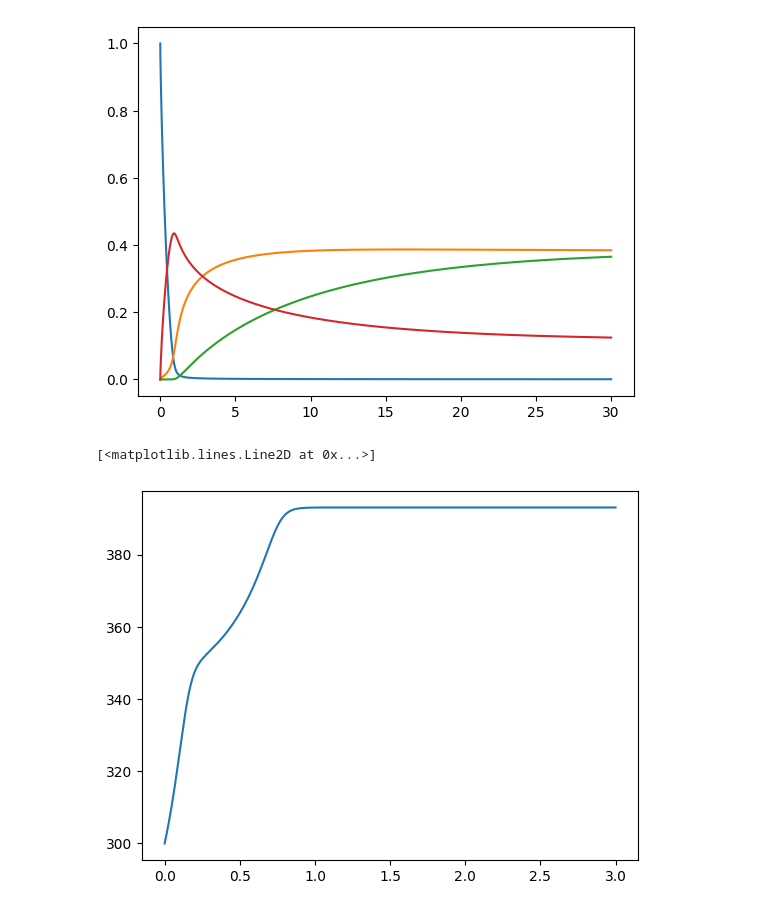
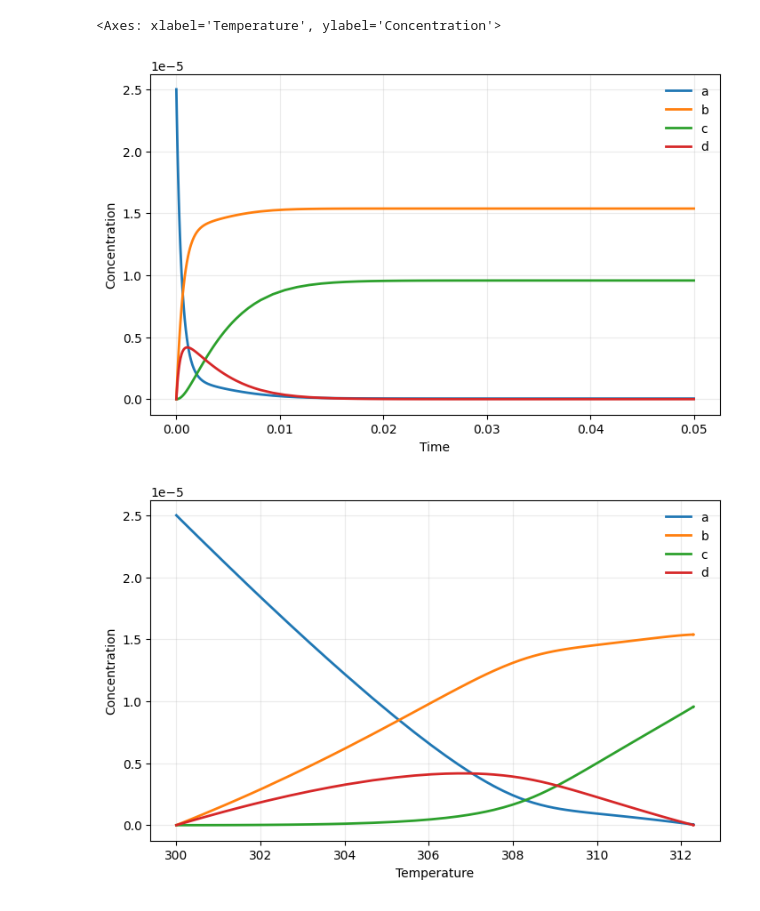
Before and after one commit to Eric-Liberra/VirtualReactor, a Jupyter notebook: scripts/PFR.ipynb, the cells around one changed output. Cells and saved outputs as stored; diff of their text form; code cells hidden in the pictures.

```diff
--- a/scripts/PFR.ipynb
+++ b/scripts/PFR.ipynb
@@ -5,6 +4,7 @@ import numpy as np
 from matplotlib import pyplot as plt
 import pint
 # %%
+ureg=vr.ureg
 van_de_vusse=vr.Mechanism(
     species=['a', 'b', 'c', 'd'],
     stoichiometry=np.array([
@@ -50,7 +50,7 @@ van_de_vusse=vr.Mechanism(
 reactor_list=[
     vr.BatchReactor(),
     vr.PlugFlowReactor(flow_model=vr.ConstantVolumetricFlow(
-        0.1*ureg.m**3/ureg.second,
+        1.5 * ureg.liter / ureg.minute,
         )),
     vr.PlugFlowReactor(
         flow_model=vr.ConstantVolumetricFlow(
@@ -75,7 +75,12 @@ constant_density_heat_capacity=vr.PropertyModel.constant(
         )
 
 results=[]
-xi_list=[300,3,30]
+xi_list=[300,0.05,0.05]
+initial_states = [
+    np.array([1, 0, 0, 0, 300, 0]),          # Batch: mol/m³
+    np.array([2.5e-5, 0, 0, 0, 300, 0]),        # PFR 1: mol/s
+    np.array([2.5e-5, 0, 0, 0, 300, 0]),     # PFR 2: mol/s
+]
 for i in range(3):
     vdv_sim=vr.Simulation(
         mechanism=van_de_vusse,
@@ -83,9 +88,7 @@ for i in range(3):
         properties=constant_density_heat_capacity
             )
     vdv_sim_result=vdv_sim.solve(
-    initial_state=np.array([
-            1,0,0,0,300,0
-        ]),
+    initial_state=initial_states[i],
     xi_span=(
         0,xi_list[i]
         )
@@ -94,13 +105,19 @@ for i in range(3):
+# %%
+lz = 1
+results[lz].plot_species_vs_coordinate()
+results[lz].plot_species_vs_temperature()
+# %% [output]
+<Axes: xlabel='Temperature', ylabel='Concentration'>
+[figure, added]
+[figure, added]
 # %%
-lz=2
-t=results[lz]['t']
-c=results[lz]['y']
-for i in range(4):
-    plt.plot(t,c[i])
+vdv_sim=vr.Simulation(
+    mechanism=van_de_vusse,
+    reactor=reactor_list[1],
+    properties=constant_density_heat_capacity
+        )
+
+
+vdv_sim.save_hdf5(
+    r"C:/Eric Liberra/21SS Promotion/Python/VirtualReactor/data/raw/simulation_2.h5"
+)
-# %% [output]
-[figure, removed]
-# %%
-plt.plot(t,c[4])
-# %% [output]
-[<matplotlib.lines.Line2D at 0x...>]
-[figure, removed]
```
Also changed, not shown: parts of 4 cells of this notebook, 6 other files.
